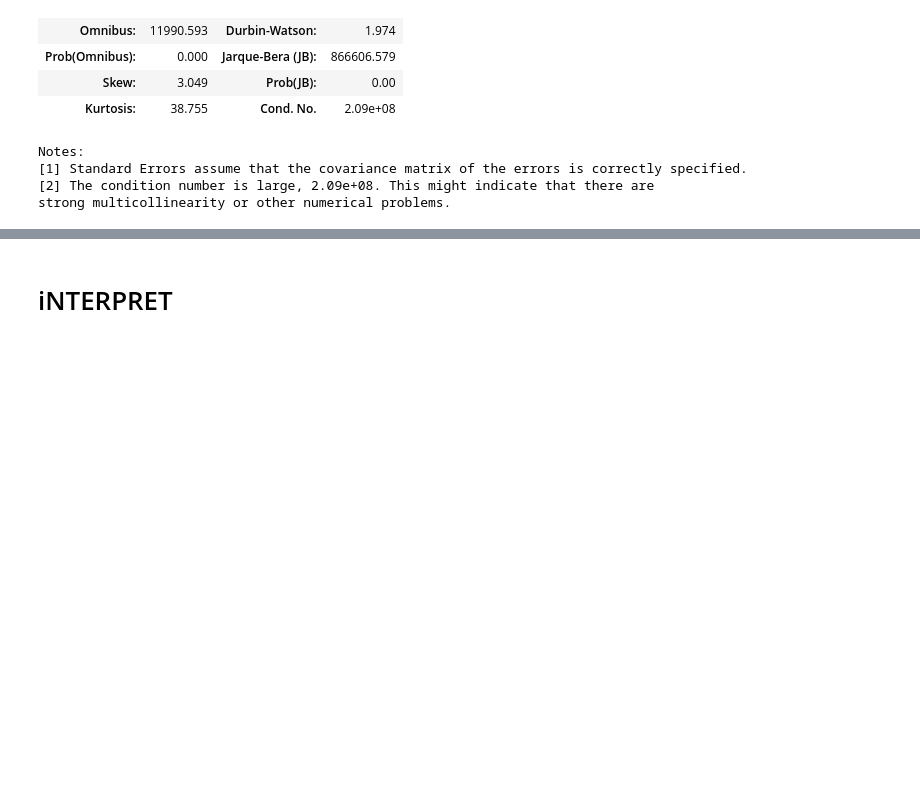
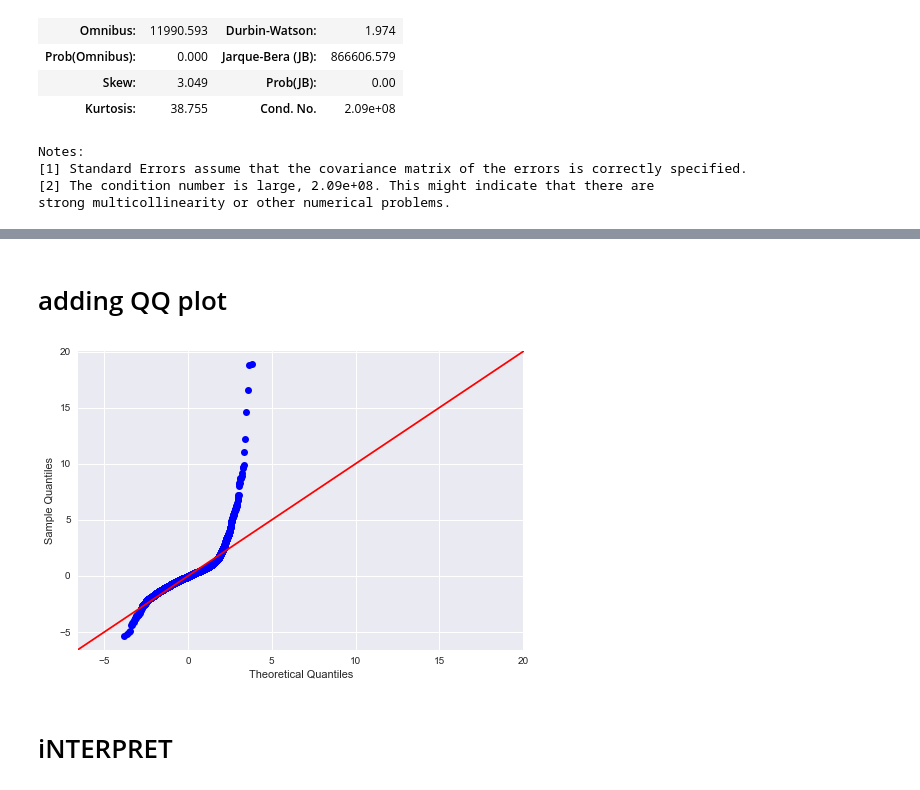
Before and after one commit to Drymander/dsc-phase-2-project, a Jupyter notebook: index_OSEMN_plus_mvp.ipynb, the cells around one changed output, grey strips where cells are left out. Drawn from its saved outputs; the diff is of its cells as text; code cells hidden in the pictures; blank space fills up the shorter version.

```diff
--- a/index_OSEMN_plus_mvp.ipynb
+++ b/index_OSEMN_plus_mvp.ipynb
@@ -1365,3 +1369,15 @@ Notes:
 [1] Standard Errors assume that the covariance matrix of the errors is correctly specified.
 [2] The condition number is large, 2.09e+08. This might indicate that there are
 strong multicollinearity or other numerical problems.
+# %%
+def make_model(df_name):
+
+    features = ' + '.join(df_name.drop('price',axis=1).columns)
+
+    f  = "price~"+features
+
+    model = smf.ols(f, df_name).fit()
+    display(model.summary())
+    return model
+
+model1 = make_model(df)
@@ -1367,0 +1438,4 @@ strong multicollinearity or other numerical problems.
+# %%
+features = ' + '.join(df.drop('price',axis=1).columns)
+features = features.replace("zipcode", "C(zipcode)")
+features
@@ -1367,0 +1444,6 @@ strong multicollinearity or other numerical problems.
+# %%
+f  = "price~"+features
+
+model = smf.ols(f, df).fit()
+
+display(model.summary())
@@ -1367,0 +1485,18 @@ strong multicollinearity or other numerical problems.
+# %% [markdown]
+# adding QQ plot
+# %%
+def make_model(df_name):
+
+    features = ' + '.join(df_name.drop('price',axis=1).columns)
+
+    f  = "price~"+features
+
+    model = smf.ols(f, df_name).fit()
+    display(model.summary())
+    return model
+
+model1 = make_model(df)
+# %%
+sm.graphics.qqplot(model1.resid, stats.norm, fit=True, line="45");
+# %% [output]
+[figure, added]
```
Also changed, not shown: parts of 11 cells of this notebook.
